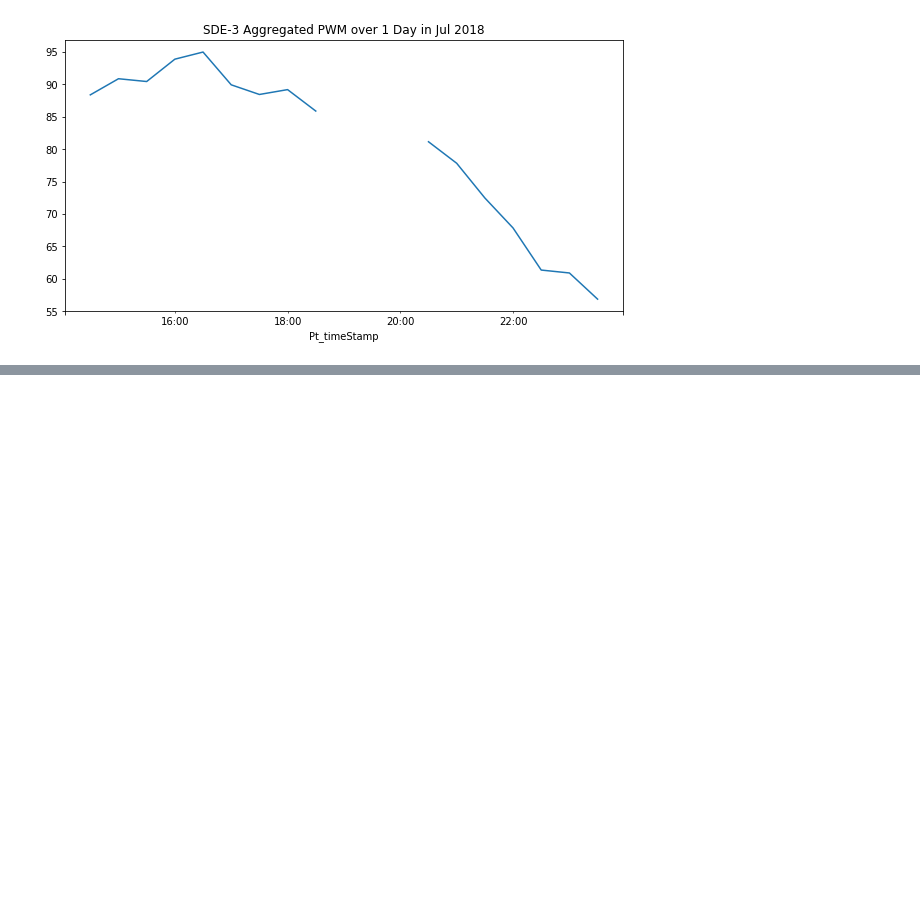
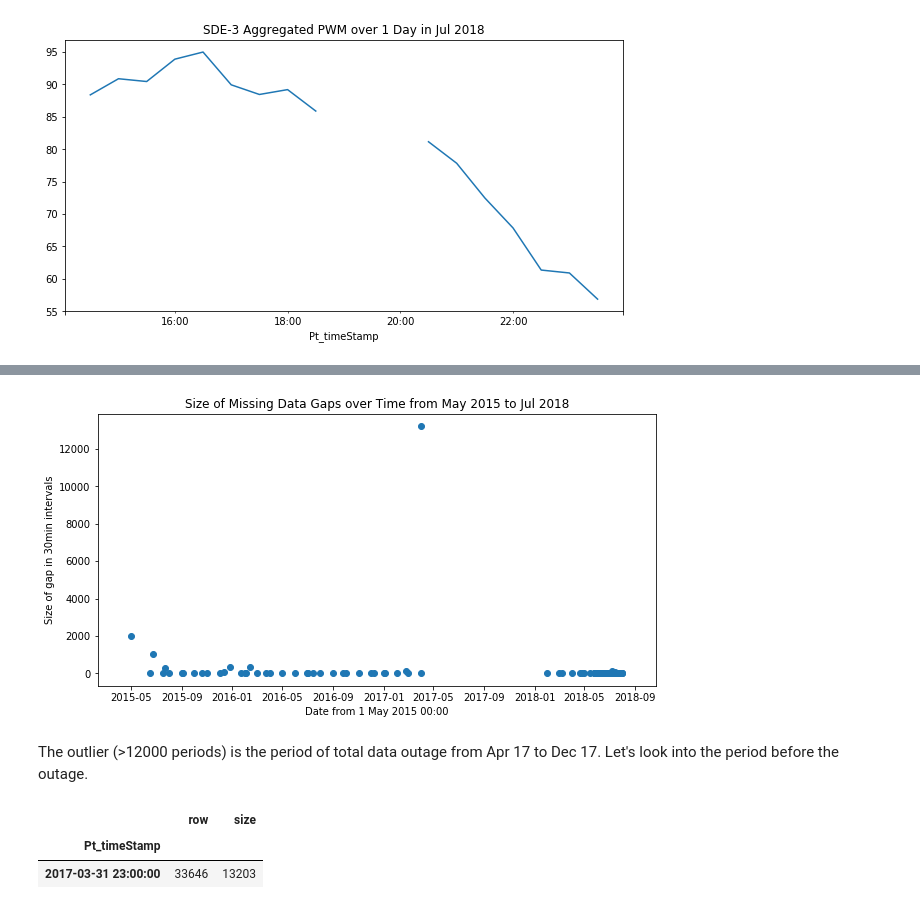
Before and after one commit to tkokkeng/KE5105-Time-Series-Forecasting, a Jupyter notebook: exploration/etl4.ipynb, the cells around one changed output, grey strips where cells are left out. Drawn from its saved outputs; the diff is of its cells as text; code cells hidden in the pictures; blank space fills up the shorter version.

Commit message:
missing data gap descriptions

```diff
--- a/exploration/etl4.ipynb
+++ b/exploration/etl4.ipynb
@@ -206,0 +238,7 @@ sde3_agg_df.loc['2018-07-04 13H':'2018-07-04 23H', 'PWM_30min_avg'].plot(figsize
+# %%
+# Convert to data frame and sort by cimulative count. We need to offset the cumulative count to get the actual starting row number of each set of consecutive NaN.
+sde3_data_gaps_df = sde3_agg_df[pd.isna(sde3_agg_df['PWM_30min_avg'])]['notna cumsum'].value_counts().to_frame(name='size')
+sde3_data_gaps_df.index.name = 'row'
+sde3_data_gaps_df.sort_index(inplace=True)
+sde3_data_gaps_df.reset_index(inplace=True)
+sde3_data_gaps_df.head()
@@ -206,0 +252,4 @@ sde3_agg_df.loc['2018-07-04 13H':'2018-07-04 23H', 'PWM_30min_avg'].plot(figsize
+# %%
+# Offset the cumulative count to get the actual starting row number of each set of consecutive NaN.
+sde3_data_gaps_df.loc[1:, 'row'] += sde3_data_gaps_df['size'].cumsum().values[:-1]
+sde3_data_gaps_df.head()
@@ -206,0 +263,3 @@ sde3_agg_df.loc['2018-07-04 13H':'2018-07-04 23H', 'PWM_30min_avg'].plot(figsize
+# %%
+sde3_data_gaps_df['Pt_timeStamp'] = sde3_agg_df.iloc[sde3_data_gaps_df['row'].values, :].index
+sde3_data_gaps_df.head(10)
@@ -206,0 +278,3 @@ sde3_agg_df.loc['2018-07-04 13H':'2018-07-04 23H', 'PWM_30min_avg'].plot(figsize
+# %%
+sde3_data_gaps_df.set_index('Pt_timeStamp', inplace=True)
+sde3_data_gaps_df.head()
@@ -206,0 +301,17 @@ sde3_agg_df.loc['2018-07-04 13H':'2018-07-04 23H', 'PWM_30min_avg'].plot(figsize
+# %%
+plt.figure(figsize=(10, 5))
+plt.scatter(sde3_data_gaps_df.index, sde3_data_gaps_df['size'])
+plt.title('Size of Missing Data Gaps over Time from May 2015 to Jul 2018')
+plt.xlabel('Date from 1 May 2015 00:00')
+plt.ylabel('Size of gap in 30min intervals')
+plt.show()
+# %% [output]
+[figure, added]
+# %% [markdown]
+The outlier (>12000 periods) is the period of total data outage from Apr 17 to Dec 17. Let's look into the period before the outage.
+# %%
+sde3_data_gaps_df[sde3_data_gaps_df['size']>10000]
+# %% [output]
+|  | row | size |
+| Pt_timeStamp |  |  |
+| 2017-03-31 23:00:00 | 33646 | 13203 |
```
Also changed, not shown: parts of 22 cells of this notebook.
